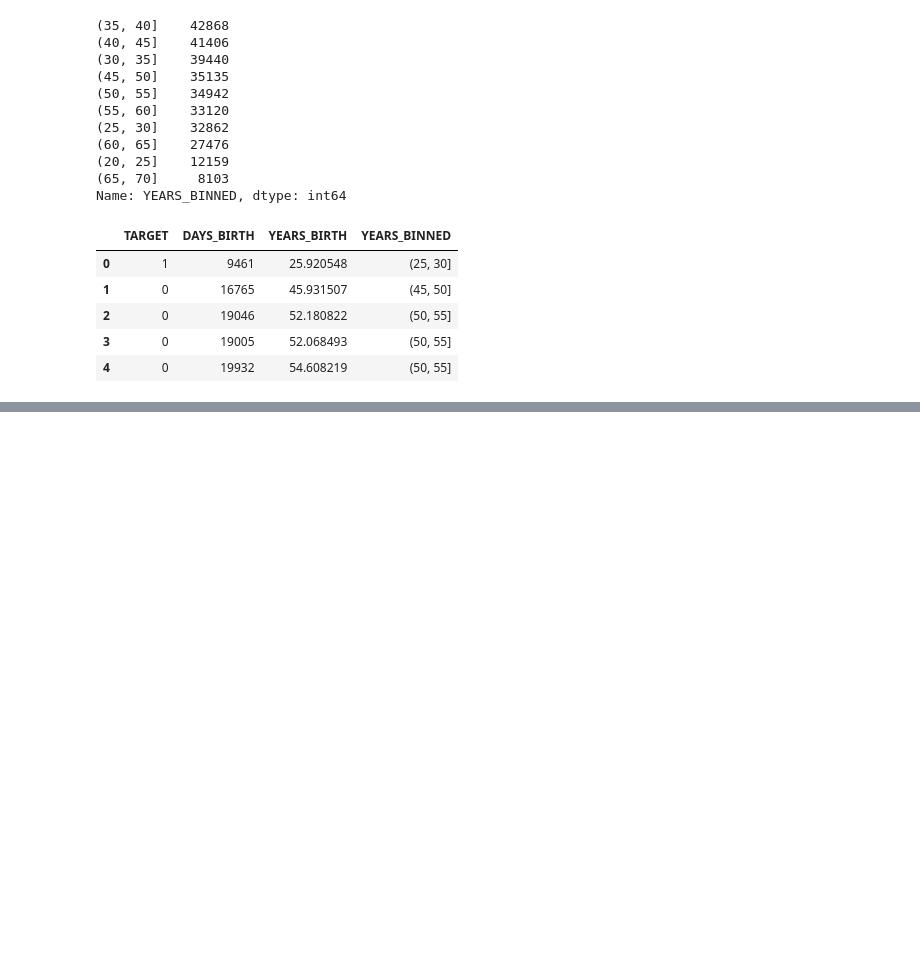
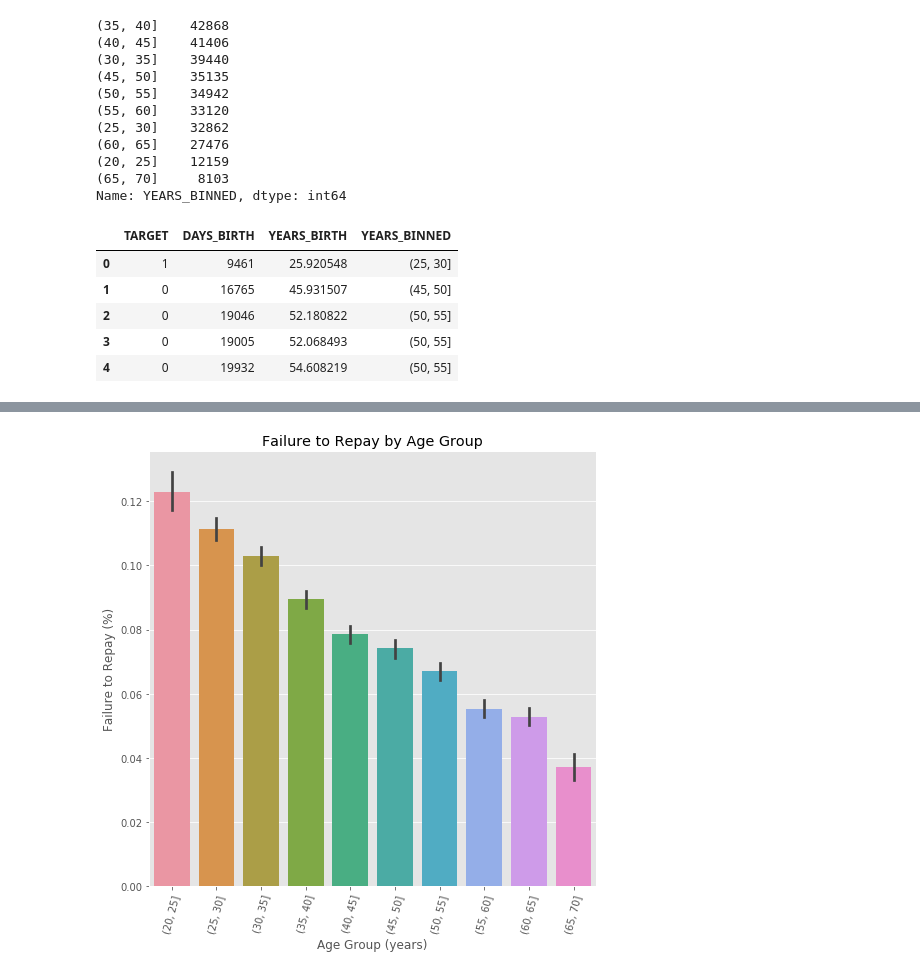
Before and after one commit to ocaTom/ML100-Days, a Jupyter notebook: Day_011_HW.ipynb, the cells around one changed output, grey strips where cells are left out. Cells and saved outputs as stored; diff of their text form; code cells hidden in the pictures; blank space fills up the shorter version.

```diff
--- a/Day_011_HW.ipynb
+++ b/Day_011_HW.ipynb
@@ -110,14 +111,16 @@ age_groups
 # %%
 plt.figure(figsize = (8, 8))
 
 # 以年齡區間為 x, target 為 y 繪製 barplot
 """
 Your Code Here
 """
-px =
-py =
+px = age_data['YEARS_BINNED']
+py = age_data['TARGET']
 sns.barplot(px, py)
 
 # Plot labeling
 plt.xticks(rotation = 75); plt.xlabel('Age Group (years)'); plt.ylabel('Failure to Repay (%)')
 plt.title('Failure to Repay by Age Group');
+# %% [output]
+[figure, added]
```
Also changed, not shown: parts of 4 cells of this notebook, 1 other file.
